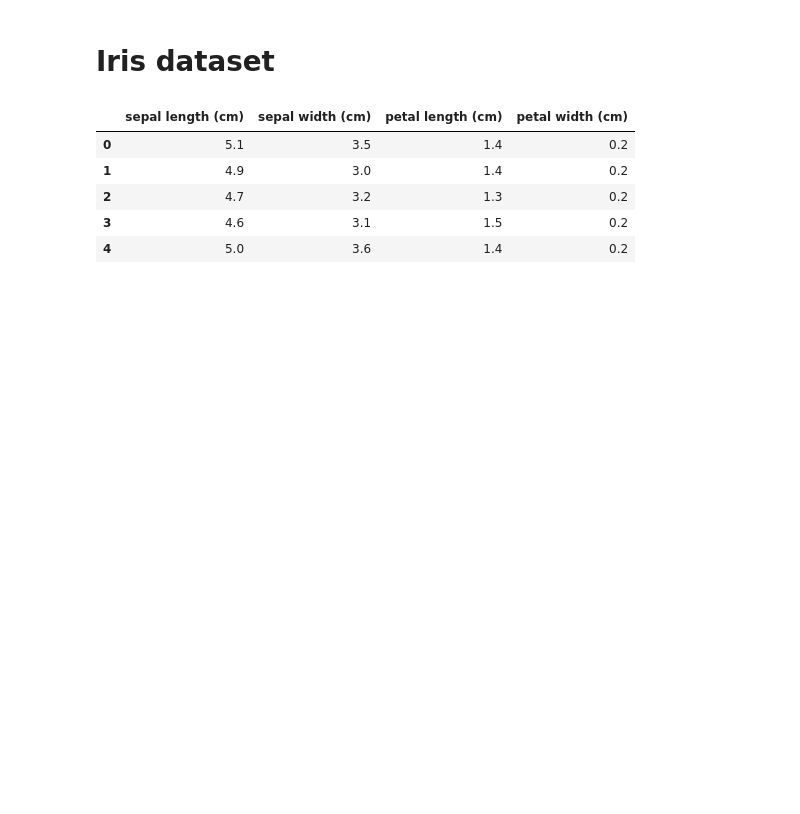
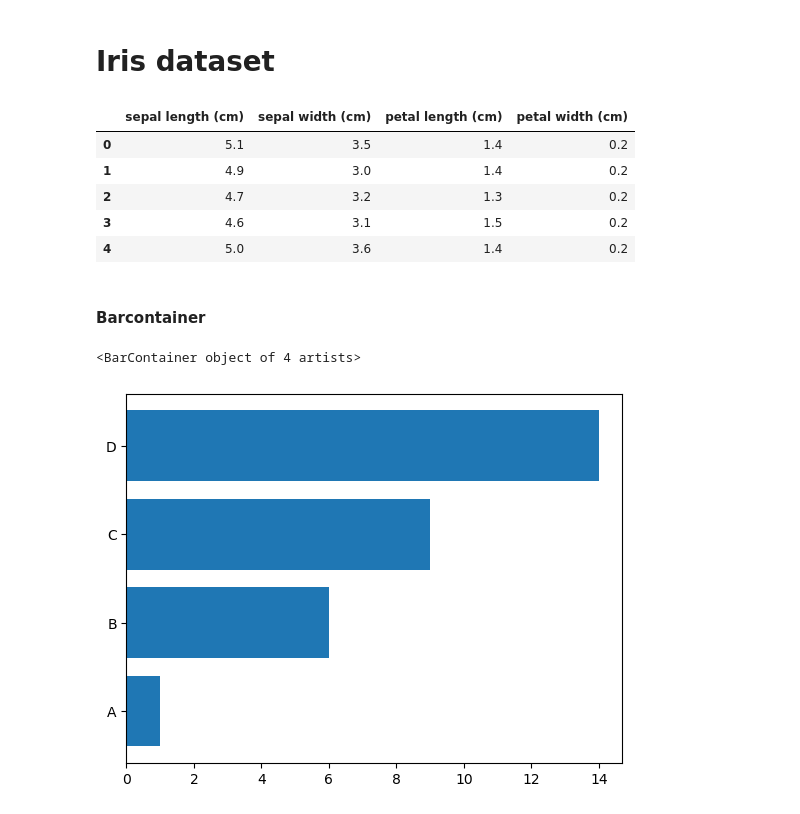
Before and after one commit to neslihanKaraman/dataScience, a Jupyter notebook: hafta3_1.ipynb, the cells around one changed output. Drawn from its saved outputs; the diff is of its cells as text; code cells hidden in the pictures; blank space fills up the shorter version.

```diff
--- a/hafta3_1.ipynb
+++ b/hafta3_1.ipynb
@@ -15,3 +20,14 @@ iris_df.head()
 | 2 | 4.7 | 3.2 | 1.3 | 0.2 |
 | 3 | 4.6 | 3.1 | 1.5 | 0.2 |
 | 4 | 5.0 | 3.6 | 1.4 | 0.2 |
+# %% [markdown]
+#### Barcontainer
+# %%
+df=pd.DataFrame({
+    'Group':['A','B','C','D'],
+    'Value':[1,6,9,14]
+})
+plt.barh(y=df.Group, width=df.Value)
+# %% [output]
+<BarContainer object of 4 artists>
+[figure, added]
```
Also changed, not shown: parts of 18 cells of this notebook.
